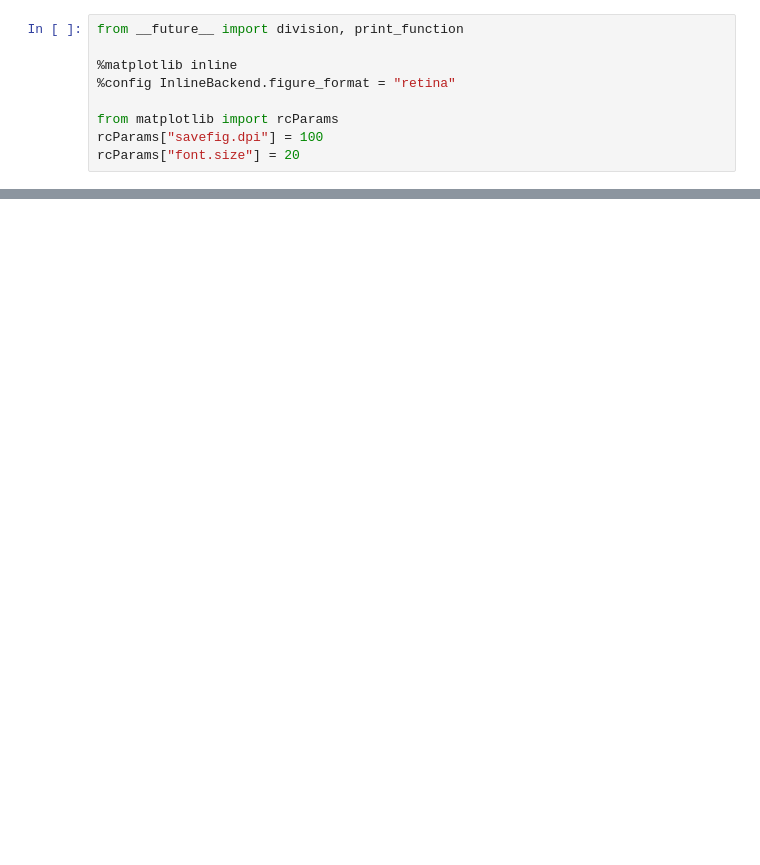
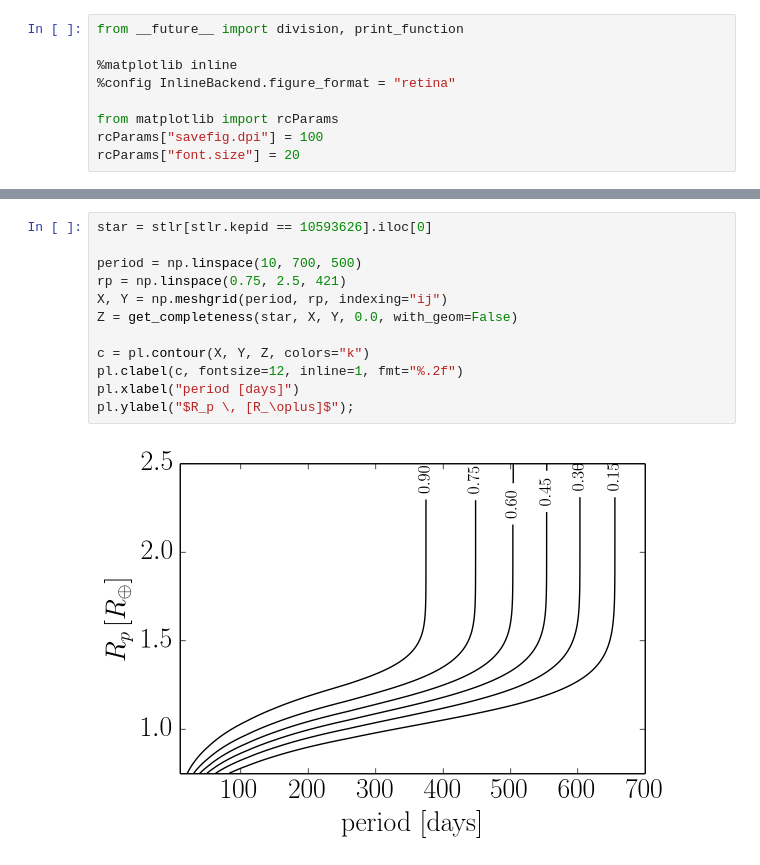
Before and after one commit to dfm/exopop2, a Jupyter notebook: Completeness.ipynb, the cells around one changed output, grey strips where cells are left out. Saved outputs shown, nothing was run; the diff lists cells and outputs as text; blank space fills up the shorter version.

```diff
--- a/Completeness.ipynb
+++ b/Completeness.ipynb
@@ -17,0 +141,14 @@ stlr = get_stlr()
+# %%
+star = stlr[stlr.kepid == 10593626].iloc[0]
+
+period = np.linspace(10, 700, 500)
+rp = np.linspace(0.75, 2.5, 421)
+X, Y = np.meshgrid(period, rp, indexing="ij")
+Z = get_completeness(star, X, Y, 0.0, with_geom=False)
+
+c = pl.contour(X, Y, Z, colors="k")
+pl.clabel(c, fontsize=12, inline=1, fmt="%.2f")
+pl.xlabel("period [days]")
+pl.ylabel("$R_p \, [R_\oplus]$");
+# %% [output]
+[figure, added]
```
Also changed, not shown: parts of 30 cells of this notebook, 1 other file.
